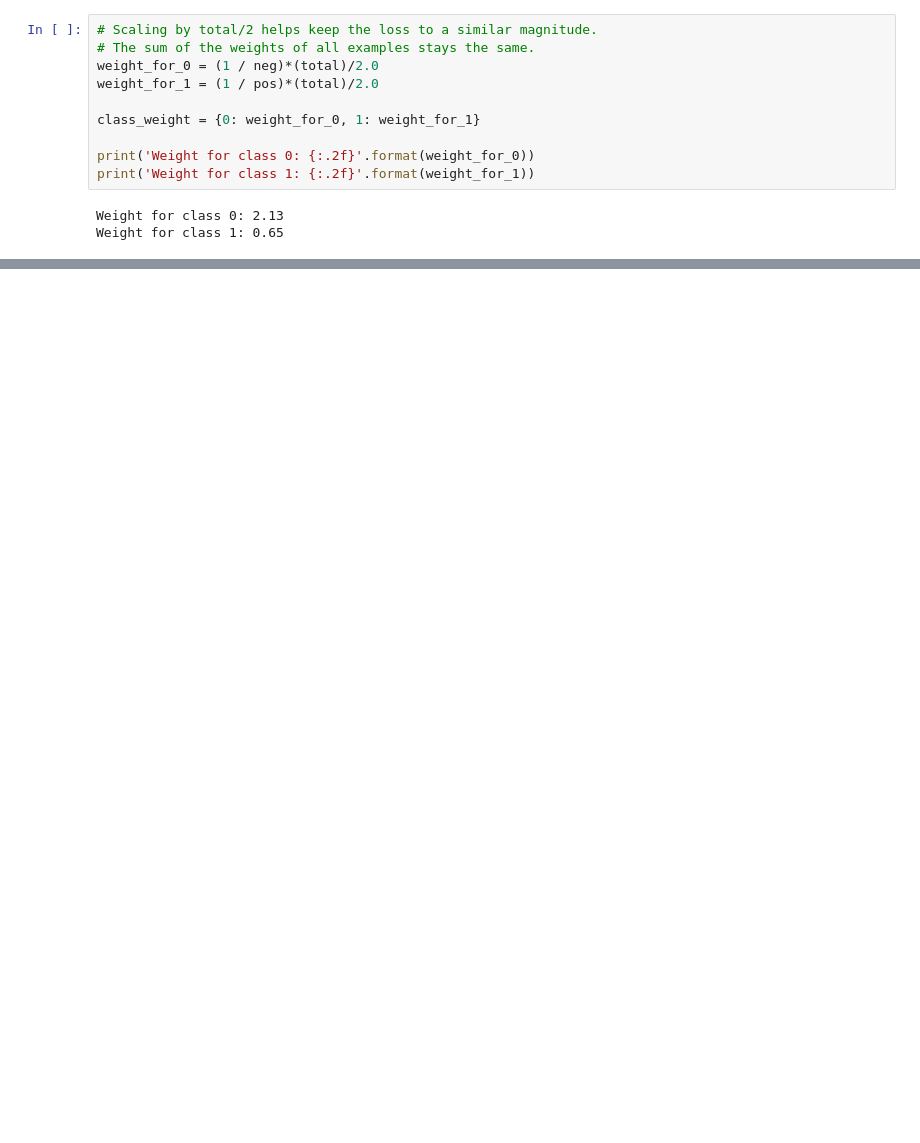
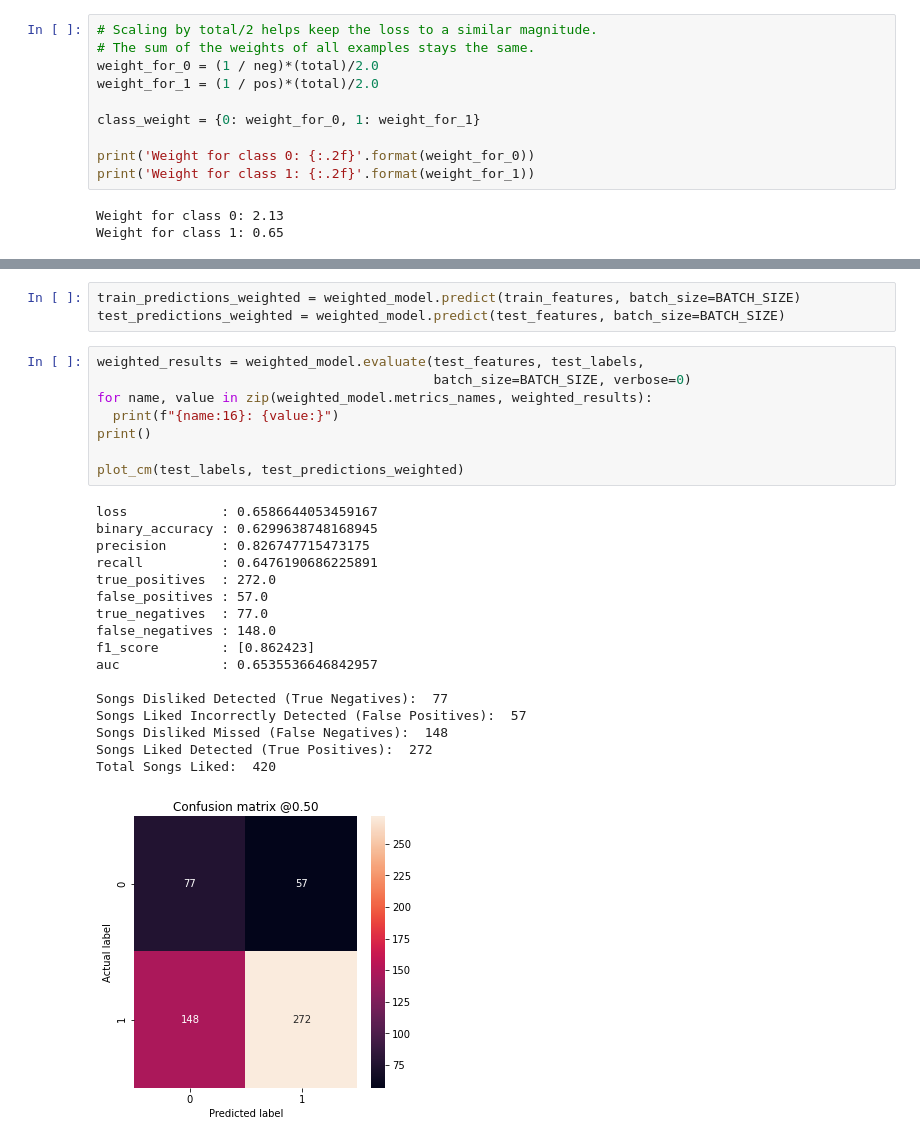
Before and after one commit to Hadryan/Personalized-Music-Recommendations, a Jupyter notebook: tensorflow_models.ipynb, the cells around one changed output, grey strips where cells are left out. Cells and saved outputs as stored; diff of their text form; blank space fills up the shorter version.

```diff
--- a/tensorflow_models.ipynb
+++ b/tensorflow_models.ipynb
@@ -466,0 +512,29 @@ Weight for class 1: 0.65
+# %%
+train_predictions_weighted = weighted_model.predict(train_features, batch_size=BATCH_SIZE)
+test_predictions_weighted = weighted_model.predict(test_features, batch_size=BATCH_SIZE)
+# %%
+weighted_results = weighted_model.evaluate(test_features, test_labels,
+                                           batch_size=BATCH_SIZE, verbose=0)
+for name, value in zip(weighted_model.metrics_names, weighted_results):
+  print(f"{name:16}: {value:}")
+print()
+
+plot_cm(test_labels, test_predictions_weighted)
+# %% [output]
+loss            : 0.6586644053459167
+binary_accuracy : 0.6299638748168945
+precision       : 0.826747715473175
+recall          : 0.6476190686225891
+true_positives  : 272.0
+false_positives : 57.0
+true_negatives  : 77.0
+false_negatives : 148.0
+f1_score        : [0.862423]
+auc             : 0.6535536646842957
+
+Songs Disliked Detected (True Negatives):  77
+Songs Liked Incorrectly Detected (False Positives):  57
+Songs Disliked Missed (False Negatives):  148
+Songs Liked Detected (True Positives):  272
+Total Songs Liked:  420
+[figure, added]
```
Also changed, not shown: parts of 35 cells of this notebook.
